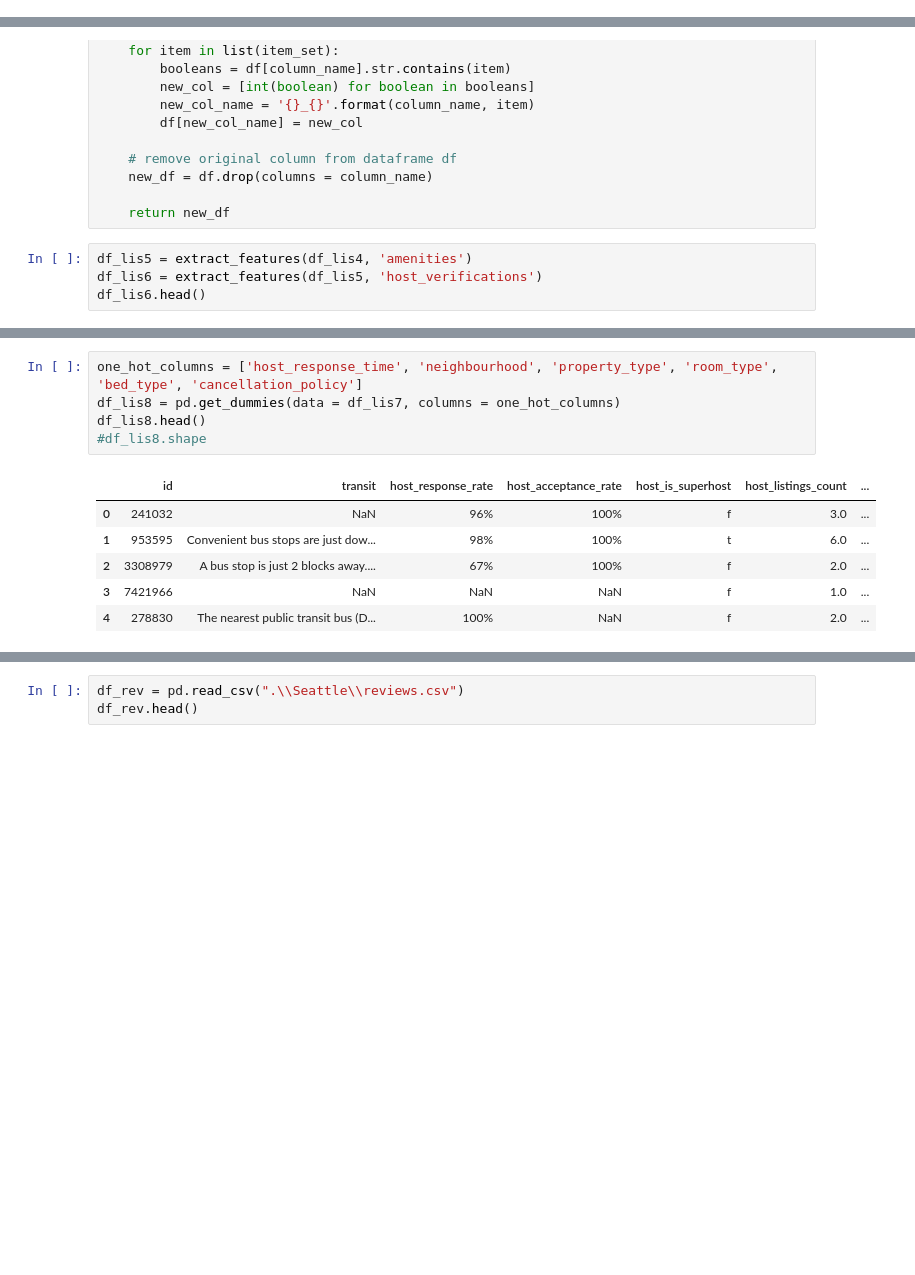
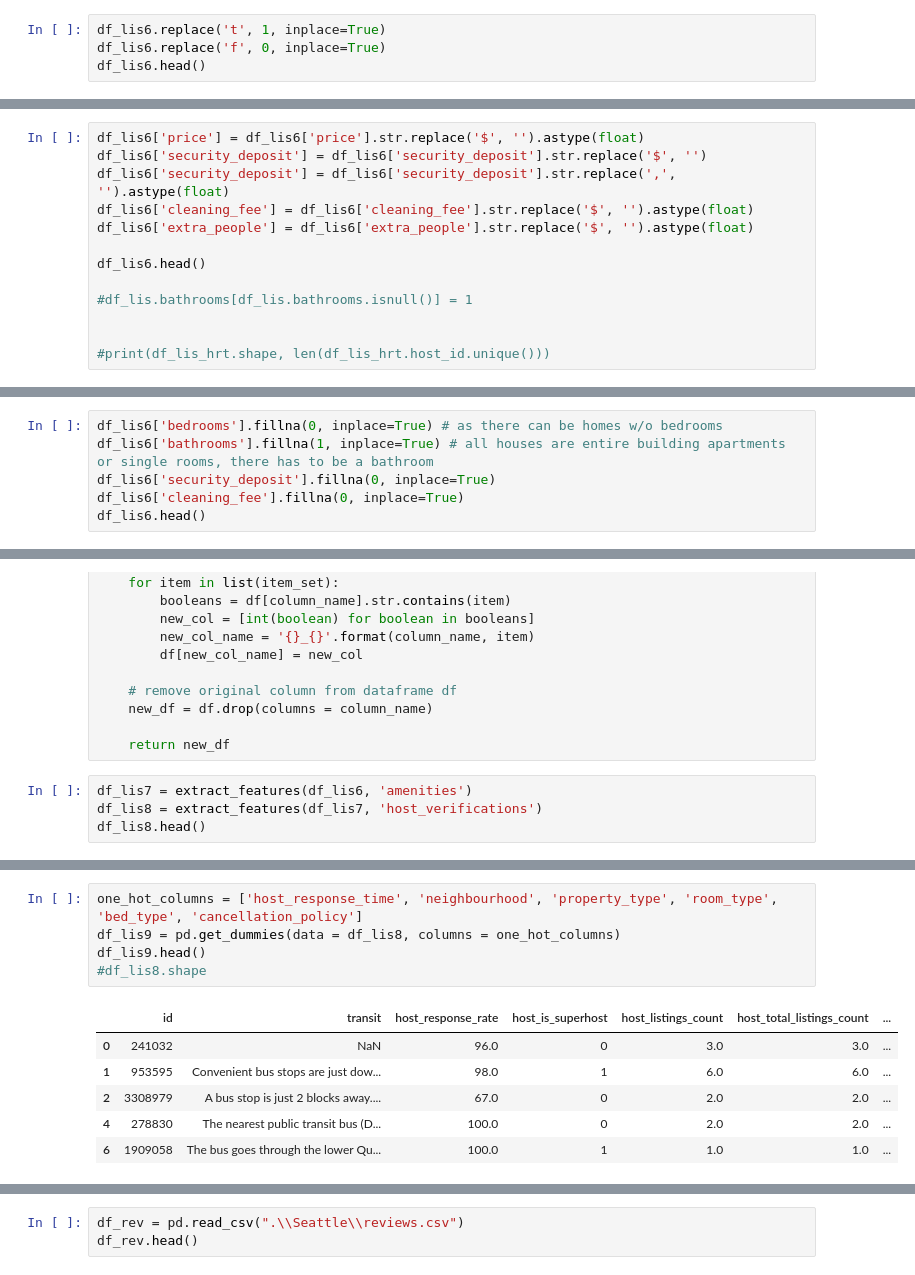
Before and after one commit to Duratorre/AirBnB-Data-Analysis, a Jupyter notebook: Analysis.ipynb, the cells around one changed output, grey strips where cells are left out. Cells and saved outputs as stored; diff of their text form; blank space fills up the shorter version.

```diff
--- a/Analysis.ipynb
+++ b/Analysis.ipynb
@@ -338,0 +371,4 @@ df_lis
+# %%
+df_lis6.replace('t', 1, inplace=True)
+df_lis6.replace('f', 0, inplace=True)
+df_lis6.head()
@@ -338,0 +382,13 @@ df_lis
+# %%
+df_lis6['price'] = df_lis6['price'].str.replace('$', '').astype(float)
+df_lis6['security_deposit'] = df_lis6['security_deposit'].str.replace('$', '')
+df_lis6['security_deposit'] = df_lis6['security_deposit'].str.replace(',', '').astype(float)
+df_lis6['cleaning_fee'] = df_lis6['cleaning_fee'].str.replace('$', '').astype(float)
+df_lis6['extra_people'] = df_lis6['extra_people'].str.replace('$', '').astype(float)
+
+df_lis6.head()
+
+#df_lis.bathrooms[df_lis.bathrooms.isnull()] = 1
+
+
+#print(df_lis_hrt.shape, len(df_lis_hrt.host_id.unique()))
@@ -343,0 +422,6 @@ df_lis
+# %%
+df_lis6['bedrooms'].fillna(0, inplace=True) # as there can be homes w/o bedrooms
+df_lis6['bathrooms'].fillna(1, inplace=True) # all houses are entire building apartments or single rooms, there has to be a bathroom
+df_lis6['security_deposit'].fillna(0, inplace=True)
+df_lis6['cleaning_fee'].fillna(0, inplace=True)
+df_lis6.head()
@@ -415,7 +510,7 @@ def extract_features(df, column_name):
 
     return new_df
 # %%
-df_lis5 = extract_features(df_lis4, 'amenities')
-df_lis6 = extract_features(df_lis5, 'host_verifications')
-df_lis6.head()
+df_lis7 = extract_features(df_lis6, 'amenities')
+df_lis8 = extract_features(df_lis7, 'host_verifications')
+df_lis8.head()
 # %% [output]
@@ -428,15 +527,15 @@ df_lis6.head()
 # %%
 one_hot_columns = ['host_response_time', 'neighbourhood', 'property_type', 'room_type', 'bed_type', 'cancellation_policy']
-df_lis8 = pd.get_dummies(data = df_lis7, columns = one_hot_columns)
-df_lis8.head()
+df_lis9 = pd.get_dummies(data = df_lis8, columns = one_hot_columns)
+df_lis9.head()
 #df_lis8.shape
 # %% [output]
-|  | id | transit | host_response_rate | host_acceptance_rate | host_is_superhost | host_listings_count | ... |
-| 0 | 241032 | NaN | 96% | 100% | f | 3.0 | ... |
-| 1 | 953595 | Convenient bus stops are just dow... | 98% | 100% | t | 6.0 | ... |
-| 2 | 3308979 | A bus stop is just 2 blocks away.... | 67% | 100% | f | 2.0 | ... |
-| 3 | 7421966 | NaN | NaN | NaN | f | 1.0 | ... |
-| 4 | 278830 | The nearest public transit bus (D... | 100% | NaN | f | 2.0 | ... |
+|  | id | transit | host_response_rate | host_is_superhost | host_listings_count | host_total_listings_count | ... |
+| 0 | 241032 | NaN | 96.0 | 0 | 3.0 | 3.0 | ... |
+| 1 | 953595 | Convenient bus stops are just dow... | 98.0 | 1 | 6.0 | 6.0 | ... |
+| 2 | 3308979 | A bus stop is just 2 blocks away.... | 67.0 | 0 | 2.0 | 2.0 | ... |
+| 4 | 278830 | The nearest public transit bus (D... | 100.0 | 0 | 2.0 | 2.0 | ... |
+| 6 | 1909058 | The bus goes through the lower Qu... | 100.0 | 1 | 1.0 | 1.0 | ... |
 # %%
 # One Hot Encoding for transportation
 
```
Also changed, not shown: parts of 23 cells of this notebook.
